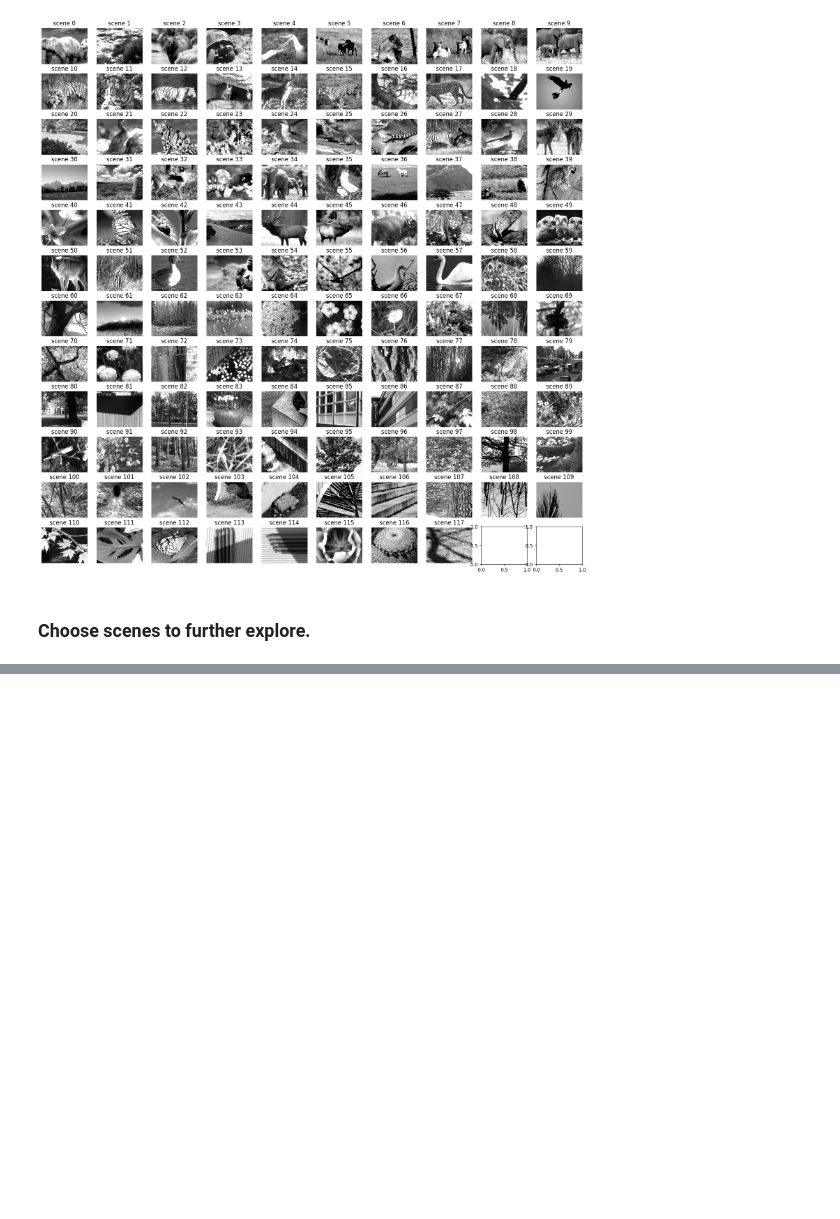
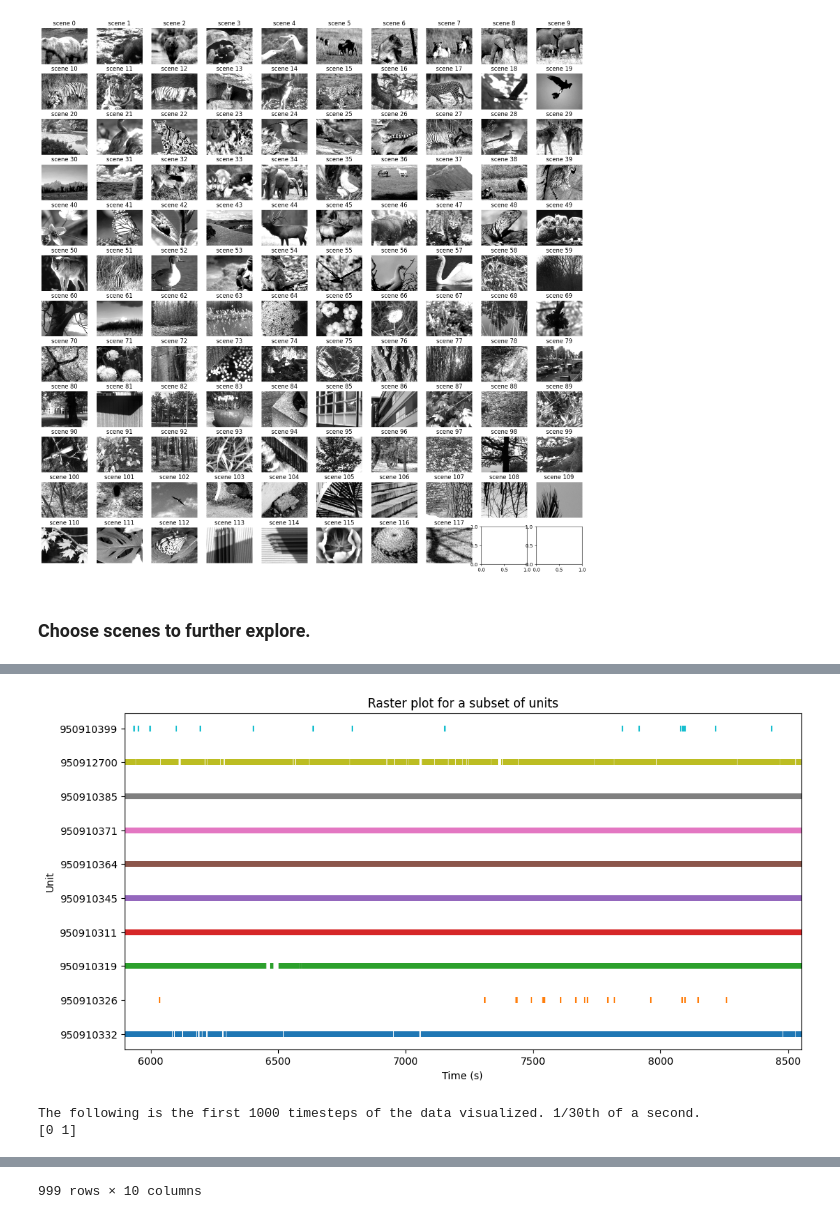
Before and after one commit to RayCarpenterIII/Neuropixel-Analysis, a Jupyter notebook: Mouse_Neuropixel_Analysis/units_and_visual_stimulus_exploration.ipynb, the cells around one changed output, grey strips where cells are left out. Saved outputs shown, nothing was run; the diff lists cells and outputs as text; code cells hidden in the pictures; blank space fills up the shorter version.

```diff
--- a/Mouse_Neuropixel_Analysis/visual_stimulus_and_timestamps_exploration.ipynb
+++ b/Mouse_Neuropixel_Analysis/units_and_visual_stimulus_exploration.ipynb
@@ -223,0 +229,7 @@ plot_stimulus_table(natural_scenes, "scenes %s " % scene_nums)
+# %%
+# Assuming you have an EcephysSession object named 'session'
+available_unit_ids = session.spike_times.keys()
+
+# Retrieve spike times for all available units
+all_spike_times = {unit_id: session.spike_times[unit_id] for unit_id in available_unit_ids}
+#all_spike_times.keys()
@@ -223,0 +242,64 @@ plot_stimulus_table(natural_scenes, "scenes %s " % scene_nums)
+# %%
+# Create a function to visualize spike data.
+def visualize_spike_data(num_units_to_visualize, all_spike_times, units, start_time=0, end_time=10, num_timesteps=30):
+    # Select a subset of units to plot
+    available_unit_ids = list(all_spike_times.keys())
+    subset_unit_ids = available_unit_ids[:num_units_to_visualize]
+
+    # Calculate the time_interval (in seconds) from the first unit's sampling rate
+    time_interval = 1 / units.iloc[0]['sampling_rate']
+
+    # Create the raster plot
+    fig, ax = plt.subplots(figsize=(12, 6))
+
+    for i, unit_id in enumerate(subset_unit_ids):
+        spike_times = all_spike_times[unit_id]
+
+        # Filter the spike times based on start_time and end_time
+        filtered_spike_times = [t for t in spike_times if start_time <= t <= end_time]
+
+        ax.scatter(filtered_spike_times, [i] * len(filtered_spike_times), marker='|')
+
+    ax.set_xlim([start_time, end_time])
+    ax.set_xlabel('Time (s)')
+    ax.set_ylabel('Unit')
+    ax.set_yticks(range(len(subset_unit_ids)))
+    ax.set_yticklabels(subset_unit_ids)
+    ax.set_title('Raster plot for a subset of units')
+
+    plt.show()
+
+    # Create an array of time bins
+    time_bins = np.arange(start_time, start_time + num_timesteps, time_interval)
+
+    # Only consider the first 'num_timesteps' time bins
+    time_bins = time_bins[:num_timesteps]
+
+    # Initialize an empty DataFrame with the time bins as the index
+    spike_counts_df = pd.DataFrame(index=time_bins[:-1])
+
+    # Iterate through the units and count the spikes in each time bin
+    for unit_id in subset_unit_ids:
+        spike_times = all_spike_times[unit_id]
+        spike_counts, _ = np.histogram(spike_times, bins=time_bins)
+        spike_counts_df[unit_id] = spike_counts
+
+    # Rename the index
+    spike_counts_df.index.name = 'Time (s)'
+
+    return spike_counts_df
+
+# Example usage:
+num_units_to_visualize = 10
+start_time = natural_scenes.start_time.min()
+end_time = natural_scenes.stop_time.max()
+num_timesteps = 1000
+
+spike_counts_df = visualize_spike_data(num_units_to_visualize, all_spike_times, units, start_time, end_time, num_timesteps)
+print('The following is the first 1000 timesteps of the data visualized. 1/30th of a second.')
+print(np.unique(spike_counts_df))
+spike_counts_df
+# %% [output]
+[figure, added]
+The following is the first 1000 timesteps of the data visualized. 1/30th of a second.
+[0 1]
@@ -223,0 +319 @@ plot_stimulus_table(natural_scenes, "scenes %s " % scene_nums)
+999 rows × 10 columns
```
Also changed, not shown: parts of 9 cells of this notebook.
